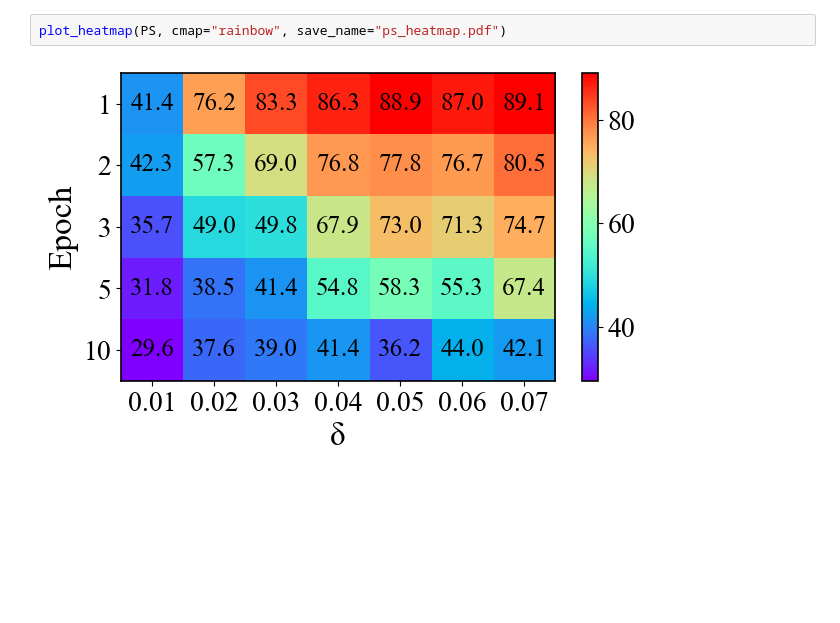
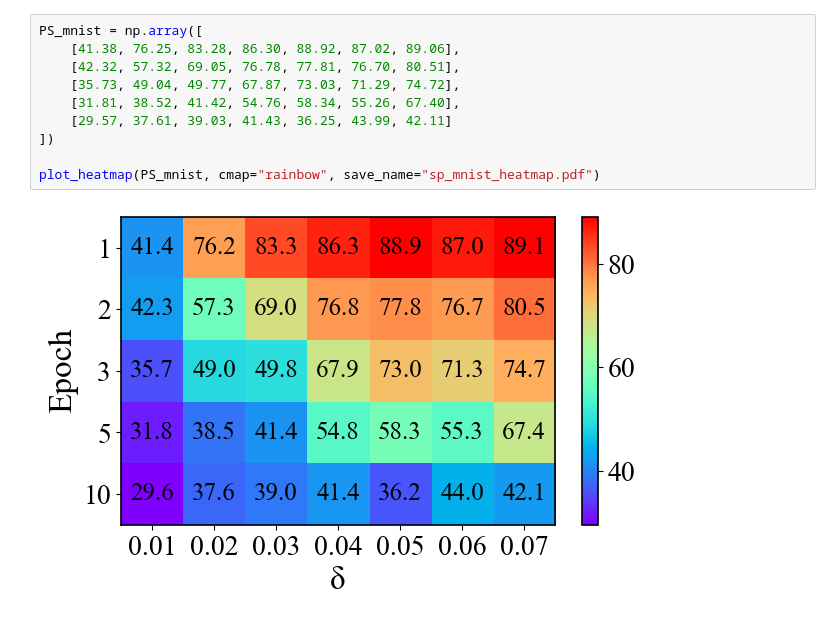
Before and after one commit to shuaijunchenex/paper_experiment_record, a Jupyter notebook: convergence_analysis/plot_function/plots.ipynb, the cells around one changed output. Cells and saved outputs as stored; diff of their text form; blank space fills up the shorter version.

```diff
--- a/convergence_analysis/plot_function/plots.ipynb
+++ b/convergence_analysis/plot_function/plots.ipynb
@@ -57,4 +37,12 @@ plot_heatmap(SP, cmap="rainbow", save_name="sp_heatmap.pdf")
-# %%
-plot_heatmap(PS, cmap="rainbow", save_name="ps_heatmap.pdf")
-# %% [output]
-[figure, removed]
+# %%
+PS_mnist = np.array([
+    [41.38, 76.25, 83.28, 86.30, 88.92, 87.02, 89.06],
+    [42.32, 57.32, 69.05, 76.78, 77.81, 76.70, 80.51],
+    [35.73, 49.04, 49.77, 67.87, 73.03, 71.29, 74.72],
+    [31.81, 38.52, 41.42, 54.76, 58.34, 55.26, 67.40],
+    [29.57, 37.61, 39.03, 41.43, 36.25, 43.99, 42.11]
+])
+
+plot_heatmap(PS_mnist, cmap="rainbow", save_name="sp_mnist_heatmap.pdf")
+# %% [output]
+[figure, added]
```
Also changed, not shown: parts of 8 cells of this notebook, 11 other files.
